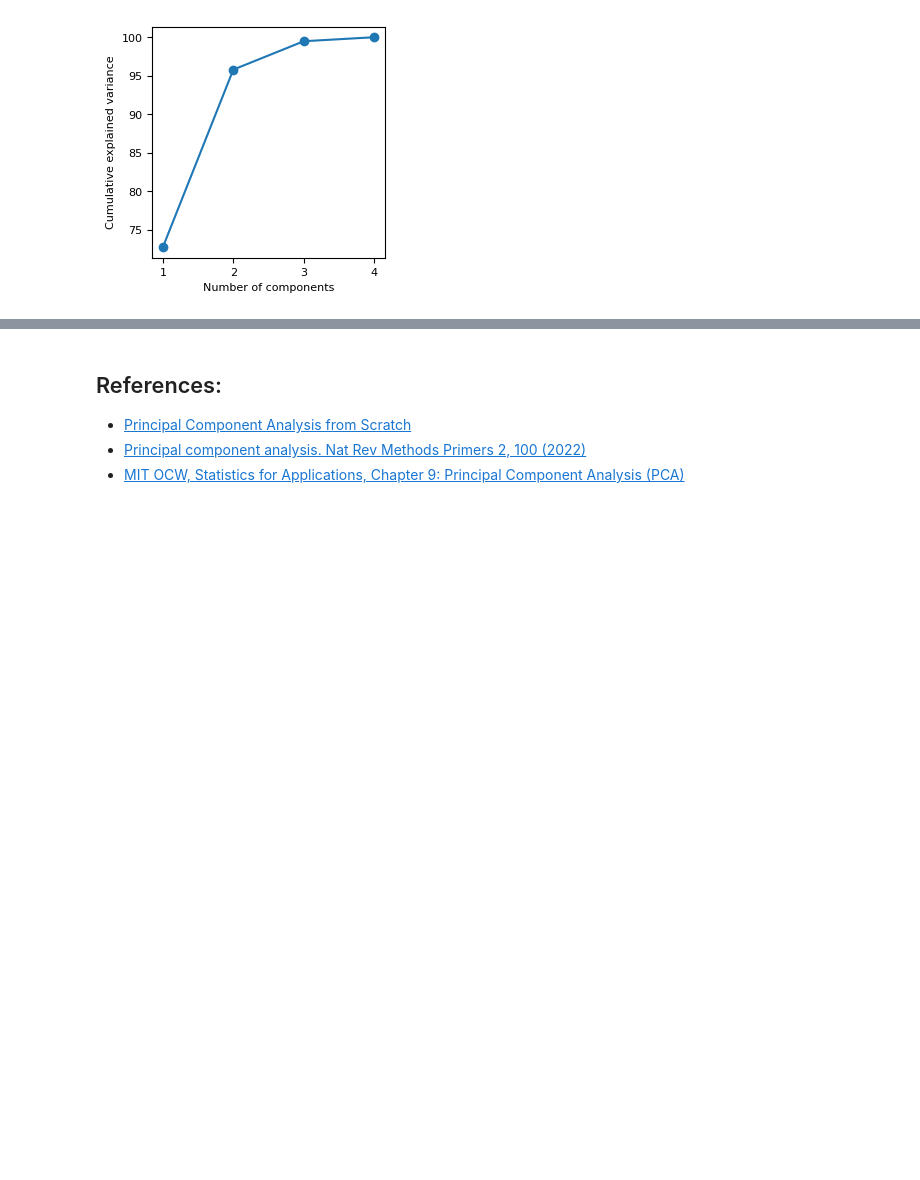
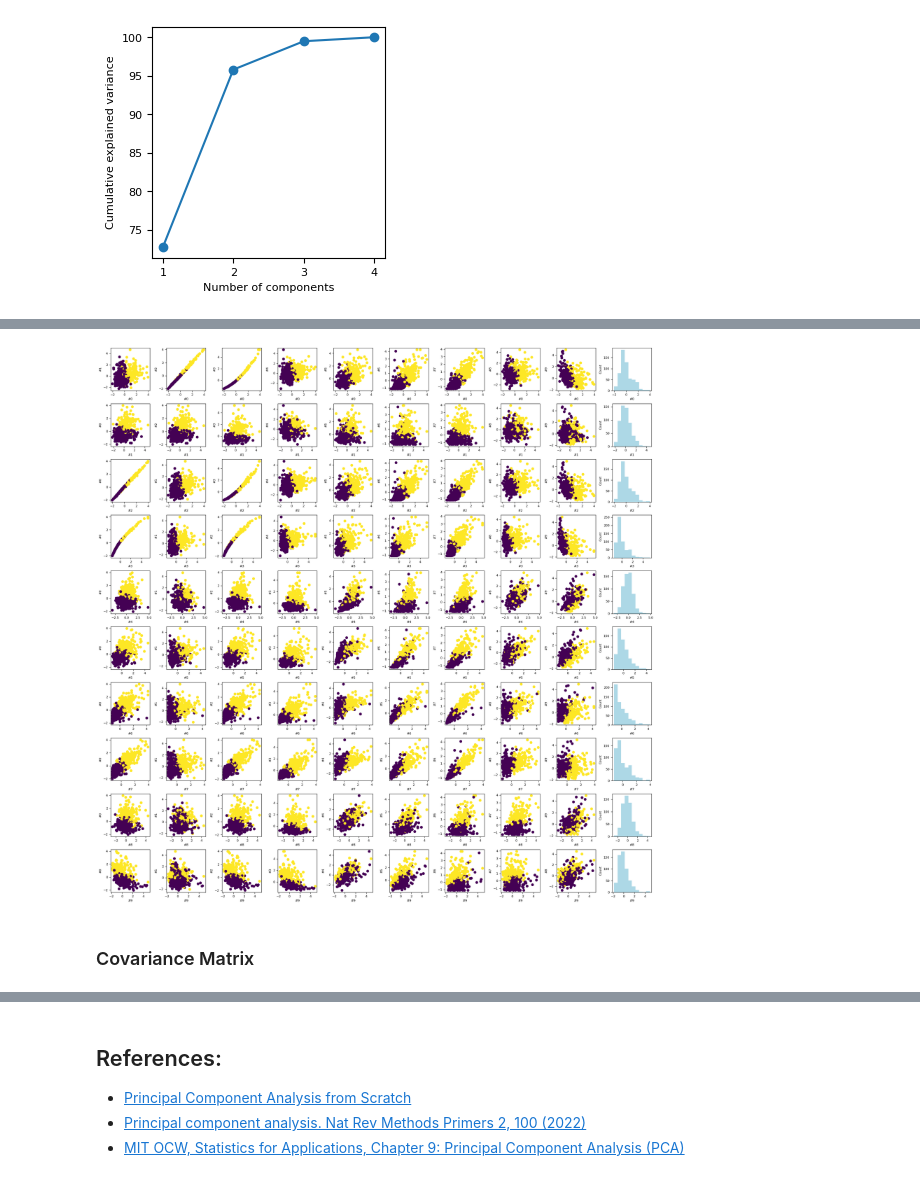
Before and after one commit to auralius/AEK3LBB3, a Jupyter notebook: pca.ipynb, the cells around one changed output, grey strips where cells are left out. Drawn from its saved outputs; the diff is of its cells as text; code cells hidden in the pictures; blank space fills up the shorter version.

```diff
--- a/pca.ipynb
+++ b/pca.ipynb
@@ -257,0 +311,29 @@ Cumulative explained variance: [ 72.77  95.8   99.48 100.  ]
+# %%
+means  = np.mean(X, axis=0)
+stdevs = np.std(X, axis=0)
+
+X_std = (X - means) / stdevs
+# %%
+%matplotlib inline
+
+fig, ax = plt.subplots(nrows=n_features, ncols=n_features, figsize= (n_features*2, n_features*2))
+fig.tight_layout(pad=2.0)
+
+names = feature_names
+
+for i in range(n_features):
+    J = np.arange(n_features)
+    J = np.delete(J, i)
+    for k, j in enumerate(J):
+        ax[i, k].scatter(X_std[:, i], X_std[:, j], c = y)
+        ax[i, k].set_xlabel(names[i])
+        ax[i, k].set_ylabel(names[j])
+
+for i in range(n_features):
+    ax[i, -1].hist(X_std[:, i], color = 'lightblue')
+    ax[i, -1].set_ylabel('Count')
+    ax[i, -1].set_xlabel(names[i])
+# %% [output]
+[figure, added]
+# %% [markdown]
+### Covariance Matrix
```
Also changed, not shown: parts of 24 cells of this notebook.
